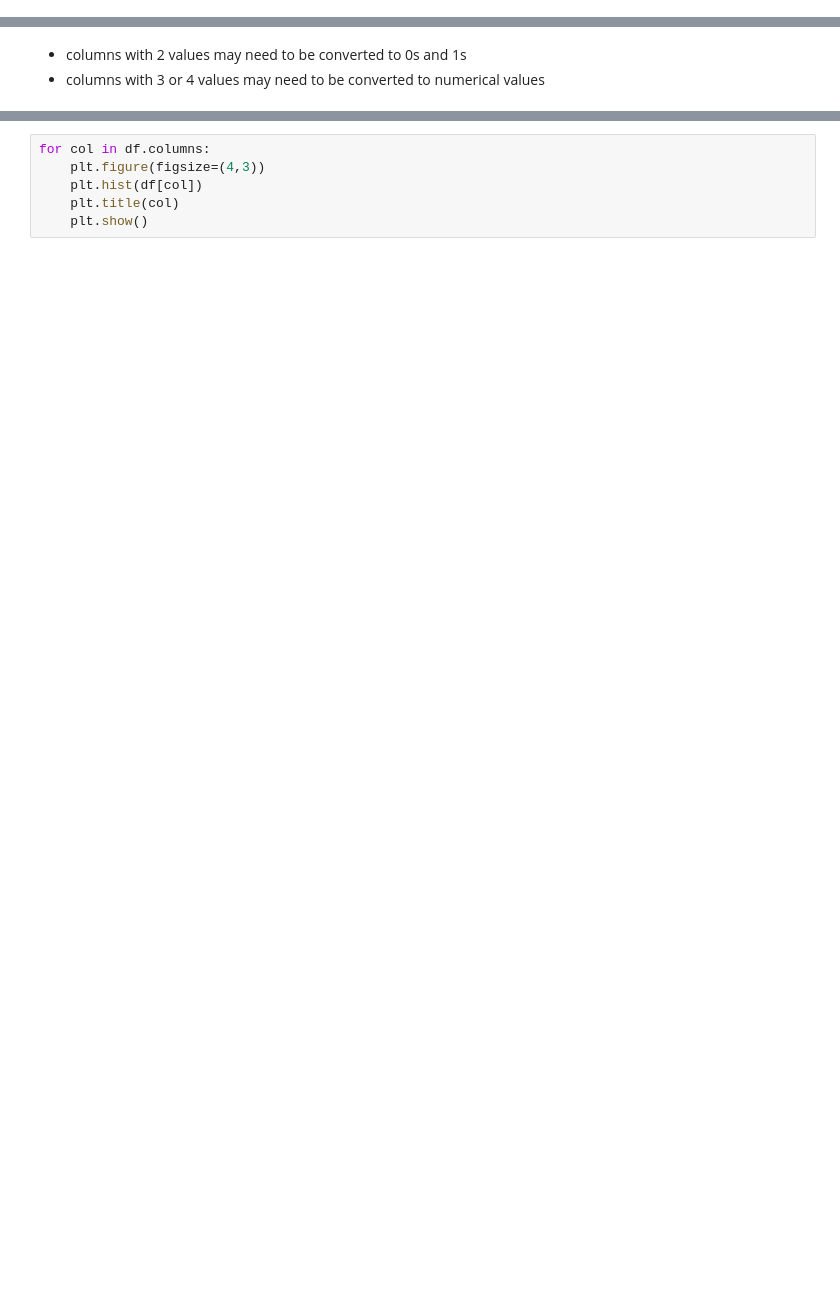
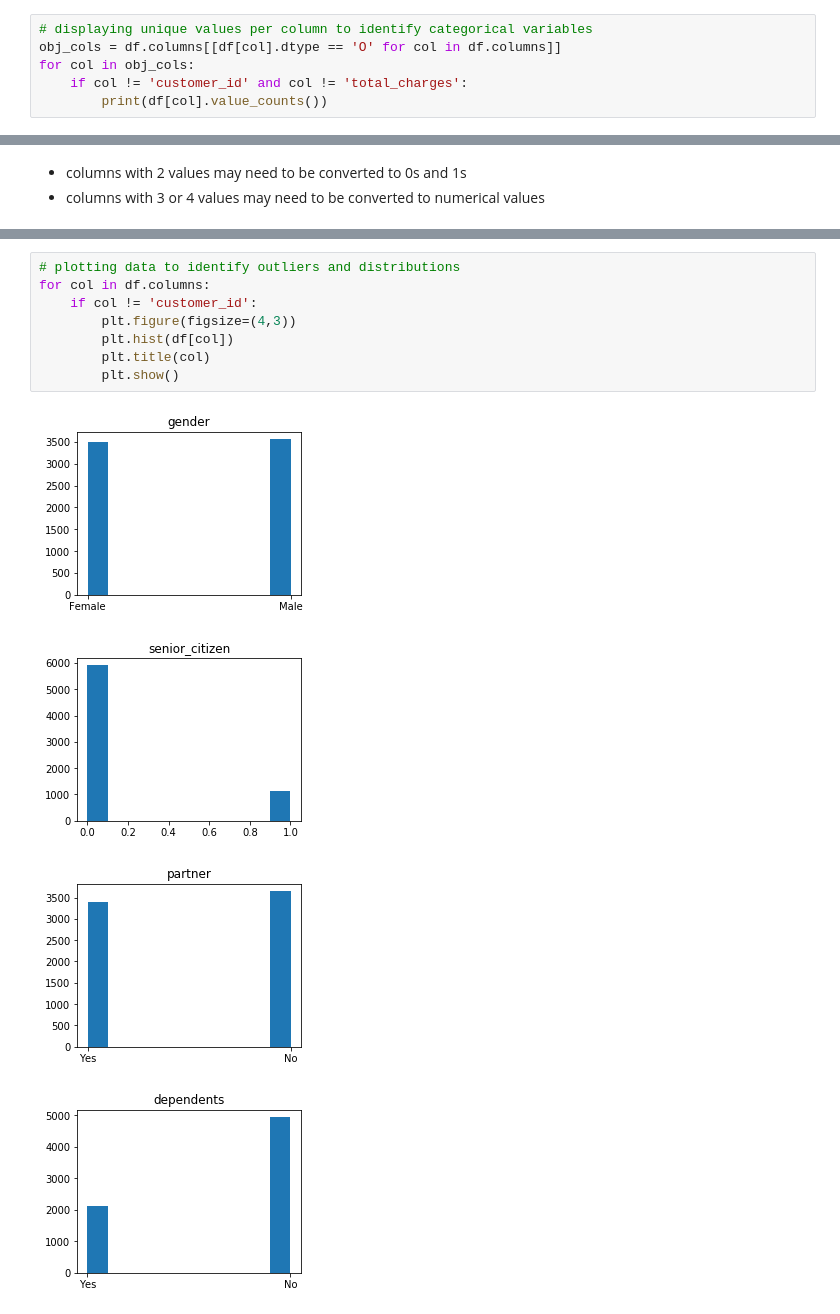
Before and after one commit to SamuelD-Data/Telco_Churn_Project, a Jupyter notebook: classification_project.ipynb, the cells around one changed output, grey strips where cells are left out. Drawn from its saved outputs; the diff is of its cells as text; blank space fills up the shorter version.

```diff
--- a/classification_project.ipynb
+++ b/classification_project.ipynb
@@ -123,0 +83,6 @@ dtype: int64
+# %%
+# displaying unique values per column to identify categorical variables
+obj_cols = df.columns[[df[col].dtype == 'O' for col in df.columns]]
+for col in obj_cols:
+    if col != 'customer_id' and col != 'total_charges':
+        print(df[col].value_counts())
@@ -127,6 +112,13 @@ dtype: int64
 # %%
+# plotting data to identify outliers and distributions
 for col in df.columns:
-    plt.figure(figsize=(4,3))
-    plt.hist(df[col])
-    plt.title(col)
-    plt.show()
+    if col != 'customer_id':
+        plt.figure(figsize=(4,3))
+        plt.hist(df[col])
+        plt.title(col)
+        plt.show()
+# %% [output]
+[figure, added]
+[figure, added]
+[figure, added]
+[figure, added]
```
Also changed, not shown: parts of 13 cells of this notebook.
